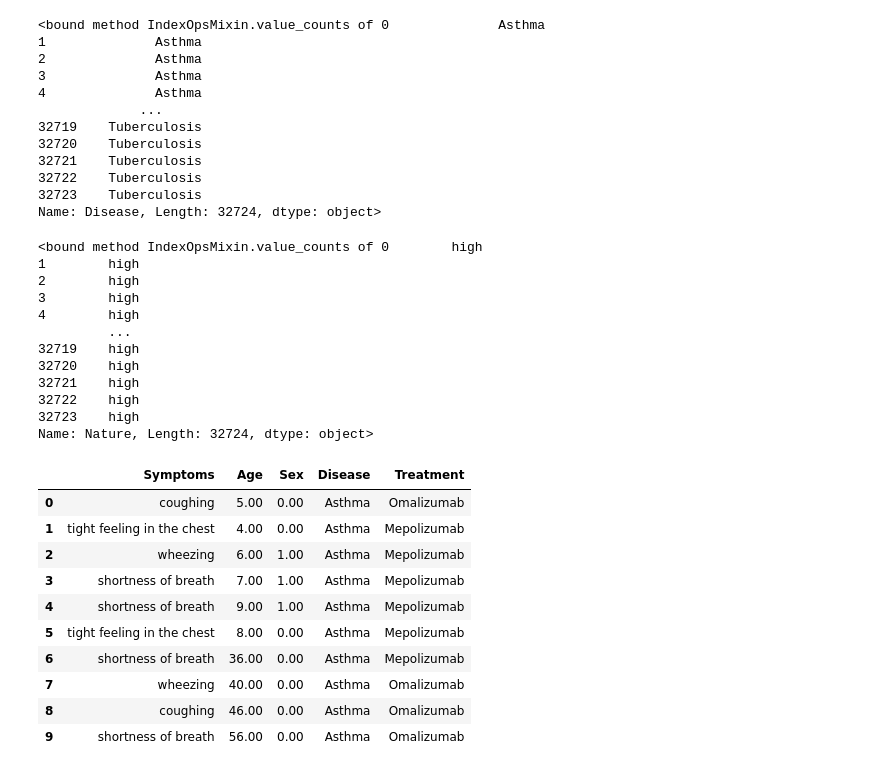
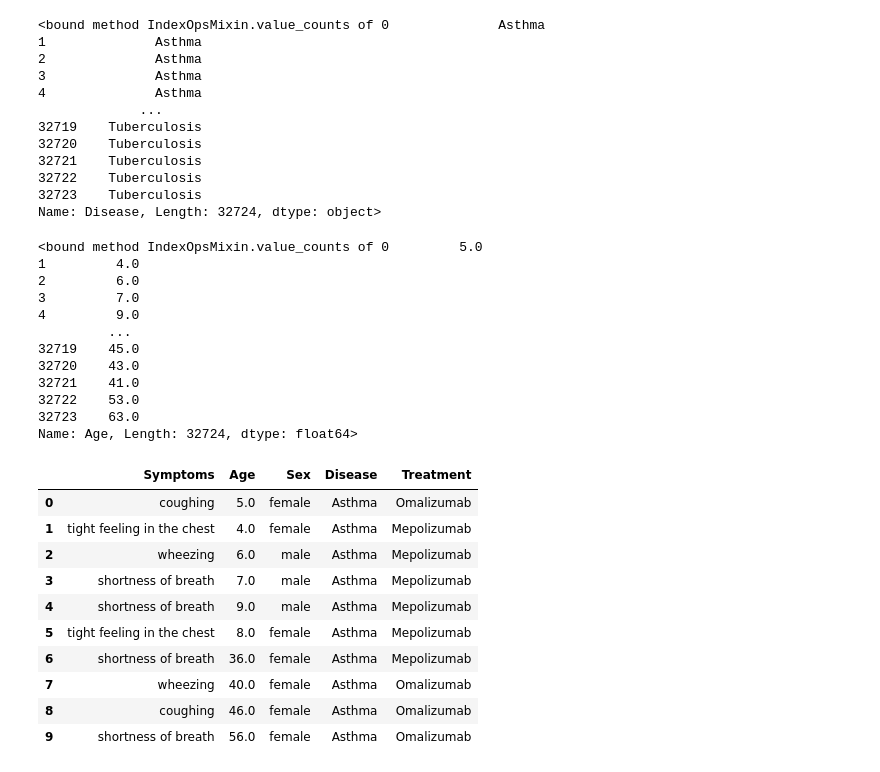
Before and after one commit to TrishS7777/Capstone_Project_2025_Patricia_Sullivan1, a Jupyter notebook: CapstoneProject2025PatriciaSullivan.ipynb, the cells around one changed output. Saved outputs shown, nothing was run; the diff lists cells and outputs as text; code cells hidden in the pictures.

```diff
--- a/CapstoneProject2025PatriciaSullivan.ipynb
+++ b/CapstoneProject2025PatriciaSullivan.ipynb
@@ -253,7 +232 @@ Index(['personId', 'age group:  10 -  14', 'age group:  15 -  19', 'age group:
       dtype='object')
-# %%
-# Set the display option for Pandas. The first line sets a global option in Pandas to format
-# floating point numbers, and formats the numbers to show two decimal places.
-# The second line gives a summary of descriptive statistics for the dataset copd_dataset2.
-pd.set_option('display.float_format', '{:.2f}'.format)
-copd_dataset2.describe()
@@ -393,8 +329,0 @@ copd_dataset2_cleaned.head(10)
-# %%
-
-#Set the display options for Pandas for the new cleaned dataset - copd_dataset1_cleaned.  The first
-#line sets a global display option in Pandas to format floating point numnbers, and formats the numbers
-# to show two decimal places.
-#The second line gives a summary of descriptive statistics for the dataset housing_unit_cleaned.
-pd.set_option('display.float_format', '{:.2f}'.format)
-copd_dataset2_cleaned.describe()
@@ -564,59 +616,49 @@ copd_dataset3['Disease'].value_counts
 32723    Tuberculosis
 Name: Disease, Length: 32724, dtype: object>
 # %%
-#get a picture of the AGEquartiles column
-copd_dataset3['Nature'].value_counts
+#get a picture of the Age column
+copd_dataset3['Age'].value_counts
 # %% [output]
-<bound method IndexOpsMixin.value_counts of 0        high
-1        high
-2        high
-3        high
-4        high
+<bound method IndexOpsMixin.value_counts of 0         5.0
+1         4.0
+2         6.0
+3         7.0
+4         9.0
          ...
-32719    high
-32720    high
-32721    high
-32722    high
-32723    high
-Name: Nature, Length: 32724, dtype: object>
+32719    45.0
+32720    43.0
+32721    41.0
+32722    53.0
+32723    63.0
+Name: Age, Length: 32724, dtype: float64>
-# %%
-copd_dataset3.loc[copd_dataset3['Sex'] == 'female', 'Sex'] = '0.00'
-copd_dataset3.loc[copd_dataset3['Sex'] == 'male', 'Sex'] = '1.00'
 # %%
 #Clean dataset(s)
 #Define my program to clean my dataset.
-def clean_cd(copd_dataset3):
-
-# Convert the first letter of each column name to a capital with title and strip extra spaces and
-# replace _ with a space.
-# copd_dataset3.columns = copd_dataset1.columns.str.title()
+def clean_cd3(copd_dataset3):
 
    # Drop unnecessary columns that will not be needed in my analysis.
    cols_to_drop = ['Nature']
-   copd_dataset3 = copd_dataset3.drop(columns = cols_to_drop, errors = 'ignore')
+   copd_dataset3 = copd_dataset3.drop(columns = cols_to_drop)
 
-   cols_to_drop = ['Nature']
-   copd_dataset3 = copd_dataset3.drop(columns = cols_to_drop, errors = 'ignore')
+   # Drop rows unnecessary rows
+   copd_dataset3 = copd_dataset3.dropna()
 
-   #Drop rows with missing values.
-   copd_dataset3 = copd_dataset3.dropna()
    return copd_dataset3
-#print(copd_dataset3)
 # %%
 
 # call my function to clean my data, drop unnecessary columns, and print out the result to make sure the
 # correct columns were cleaned and dropped.
-copd_dataset3_cleaned = clean_cd(copd_dataset3)
+copd_dataset3_cleaned = clean_cd3(copd_dataset3)
 copd_dataset3_cleaned.head(10)
 # %% [output]
 |  | Symptoms | Age | Sex | Disease | Treatment |
-| 0 | coughing | 5.00 | 0.00 | Asthma | Omalizumab |
-| 1 | tight feeling in the chest | 4.00 | 0.00 | Asthma | Mepolizumab |
-| 2 | wheezing | 6.00 | 1.00 | Asthma | Mepolizumab |
-| 3 | shortness of breath | 7.00 | 1.00 | Asthma | Mepolizumab |
-| 4 | shortness of breath | 9.00 | 1.00 | Asthma | Mepolizumab |
-| 5 | tight feeling in the chest | 8.00 | 0.00 | Asthma | Mepolizumab |
-| 6 | shortness of breath | 36.00 | 0.00 | Asthma | Mepolizumab |
-| 7 | wheezing | 40.00 | 0.00 | Asthma | Omalizumab |
-| 8 | coughing | 46.00 | 0.00 | Asthma | Omalizumab |
-| 9 | shortness of breath | 56.00 | 0.00 | Asthma | Omalizumab |
+| 0 | coughing | 5.0 | female | Asthma | Omalizumab |
+| 1 | tight feeling in the chest | 4.0 | female | Asthma | Mepolizumab |
+| 2 | wheezing | 6.0 | male | Asthma | Mepolizumab |
+| 3 | shortness of breath | 7.0 | male | Asthma | Mepolizumab |
+| 4 | shortness of breath | 9.0 | male | Asthma | Mepolizumab |
+| 5 | tight feeling in the chest | 8.0 | female | Asthma | Mepolizumab |
+| 6 | shortness of breath | 36.0 | female | Asthma | Mepolizumab |
+| 7 | wheezing | 40.0 | female | Asthma | Omalizumab |
+| 8 | coughing | 46.0 | female | Asthma | Omalizumab |
+| 9 | shortness of breath | 56.0 | female | Asthma | Omalizumab |
```
Also changed, not shown: parts of 60 cells of this notebook.
